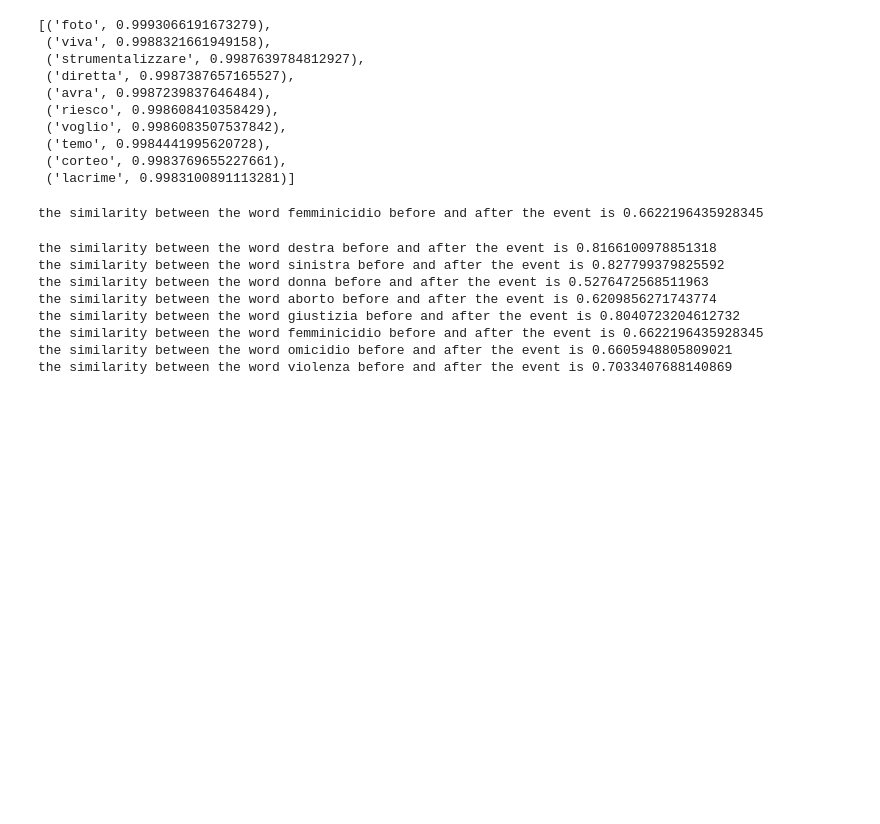
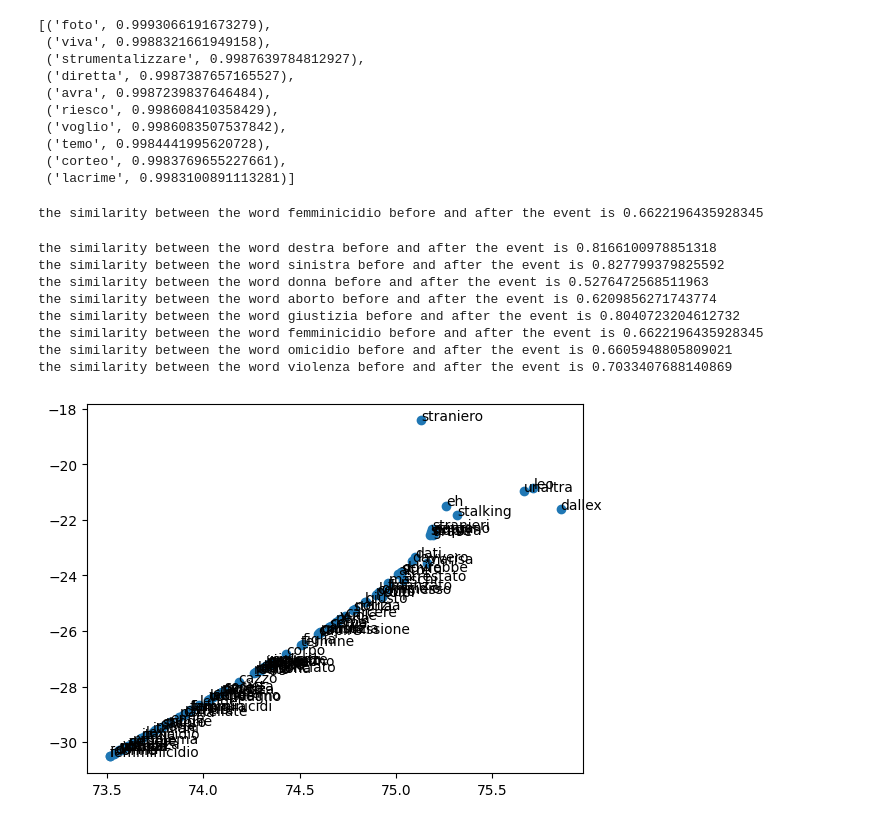
Before and after one commit to mrnz14/ItalyTwitterGenderViolence, a Jupyter notebook: research.ipynb, the cells around one changed output. Cells and saved outputs as stored; diff of their text form; code cells hidden in the pictures; blank space fills up the shorter version.

```diff
--- a/research.ipynb
+++ b/research.ipynb
@@ -247,12 +249,12 @@ Name: hashtags, Length: 13734, dtype: object
 # %% [markdown]
 ### Clean Tweets
 # %%
-def remover(text, chars = ['@', '#', 'http'], emojis = True):
-    if emojis == True:
-        starting_chars = '|'.join(chars)
-        for word in text.split():
-            if re.match(f'{starting_chars}[A-za-z]+', word):
-                text = text.replace(word, '')
+def remover(text, chars = ['@', '#', 'http']):
+
+    starting_chars = '|'.join(chars)
+    for word in text.split():
+        if re.match(f'{starting_chars}[A-za-z]+', word):
+            text = text.replace(word, '')
 
     return text
 # %%
@@ -368,3 +390,20 @@ the similarity between the word giustizia before and after the event is 0.804072
 the similarity between the word femminicidio before and after the event is 0.6622196435928345
 the similarity between the word omicidio before and after the event is 0.6605948805809021
 the similarity between the word violenza before and after the event is 0.7033407688140869
+# %%
+vocab_before = list(w2v_before.wv.key_to_index)
+X_before = w2v_before.wv[vocab_before]
+tsne = TSNE(n_components=2)
+X_tsne = tsne.fit_transform(X_before)
+# %%
+df = pd.DataFrame(X_tsne, index=vocab_before, columns=['x', 'y'])
+# %%
+df = df[:100]
+# %%
+fig = plt.figure()
+ax = fig.add_subplot(1, 1, 1)
+ax.scatter(df['x'], df['y'])
+for word, pos in df.iterrows():
+    ax.annotate(word, pos)
+# %% [output]
+[figure, added]
```
Also changed, not shown: parts of 7 cells of this notebook, 1 other file.
